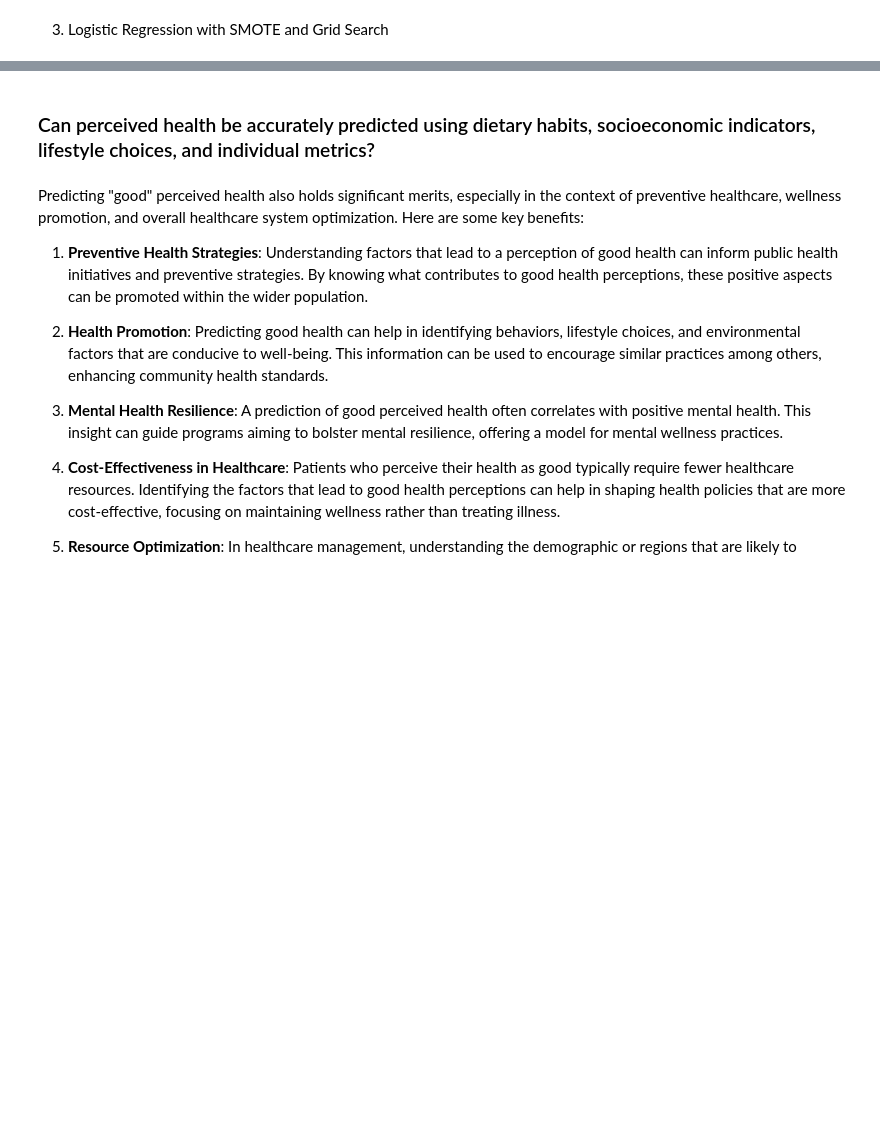
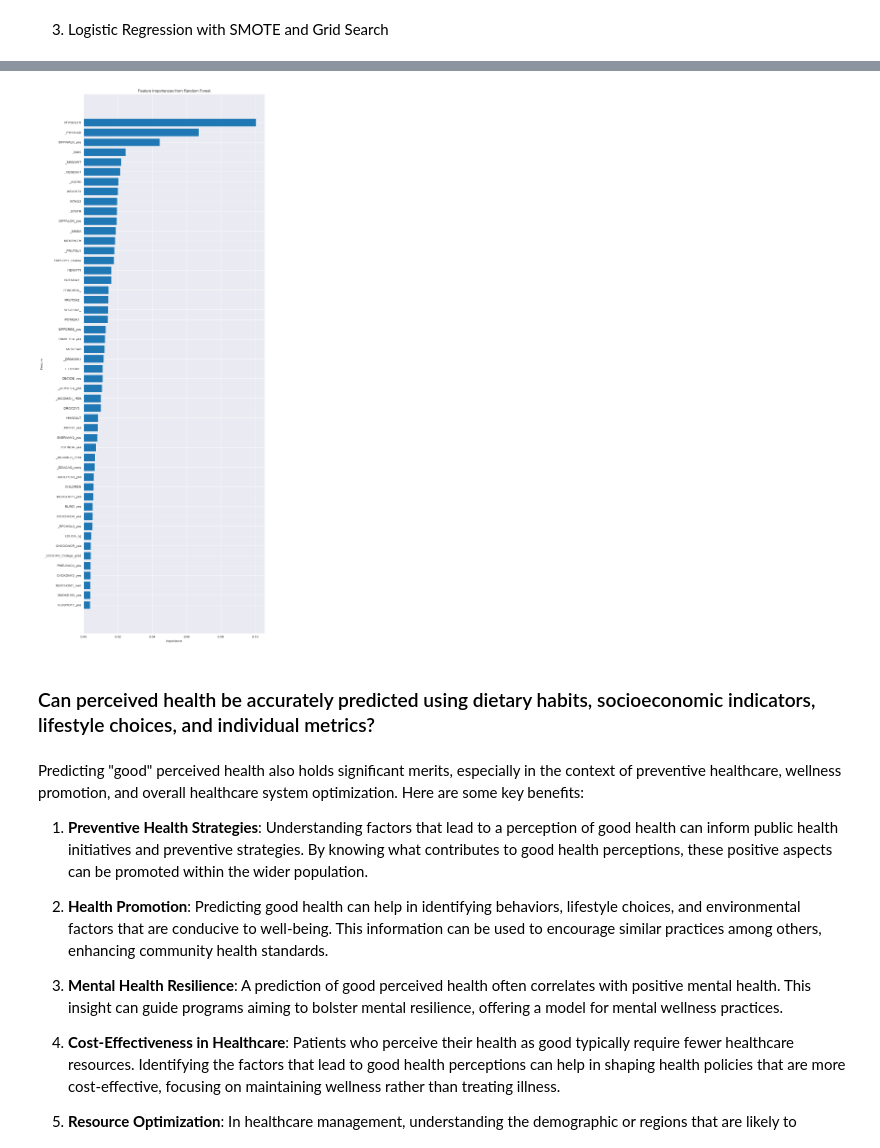
Before and after one commit to OBINNADINNEYA/BRFSS_BIGDATA_PROJECT, a Jupyter notebook: MODEL BUILDING.ipynb, the cells around one changed output, grey strips where cells are left out. Drawn from its saved outputs; the diff is of its cells as text; code cells hidden in the pictures; blank space fills up the shorter version.

Commit message:
edited model building and EDA

```diff
--- a/MODEL BUILDING.ipynb
+++ b/MODEL BUILDING.ipynb
@@ -421,0 +463,5 @@ print("Classification Report:\n", classification_report(y_test, y_pred))
+# %%
+X_train, X_test, y_train, y_test = train_test_split(X, y, test_size=0.2, random_state=42)
+# %%
+sel = SelectFromModel(RandomForestClassifier(n_estimators = 100))
+sel.fit(X_train, y_train)
@@ -421,0 +470,10 @@ print("Classification Report:\n", classification_report(y_test, y_pred))
+# %%
+feature_importances = sel.estimator_.feature_importances_
+# %%
+import pandas as pd
+
+features = pd.DataFrame({
+    'Feature': X_train.columns,
+    'Importance': feature_importances})
+features = features.sort_values(by='Importance', ascending=False)
+feat_50 = features.head(50)
@@ -422,3 +500,13 @@ print("Classification Report:\n", classification_report(y_test, y_pred))
+# %%
+plt.figure(figsize=(10, 30))
+plt.barh(feat_50['Feature'], feat_50['Importance'])
+plt.xlabel('Importance')
+plt.ylabel('Feature')
+plt.gca().invert_yaxis()  # Most important feature at the top
+plt.title('Feature Importances from Random Forest')
+plt.show()
+# %% [output]
+[figure, added]
 # %%
 # Once the best model is selected, use it to make predictions on the 2021 dataset
 # Assuming X_2021 and y_2021 are your 2021 dataset
```
Also changed, not shown: parts of 8 cells of this notebook.
